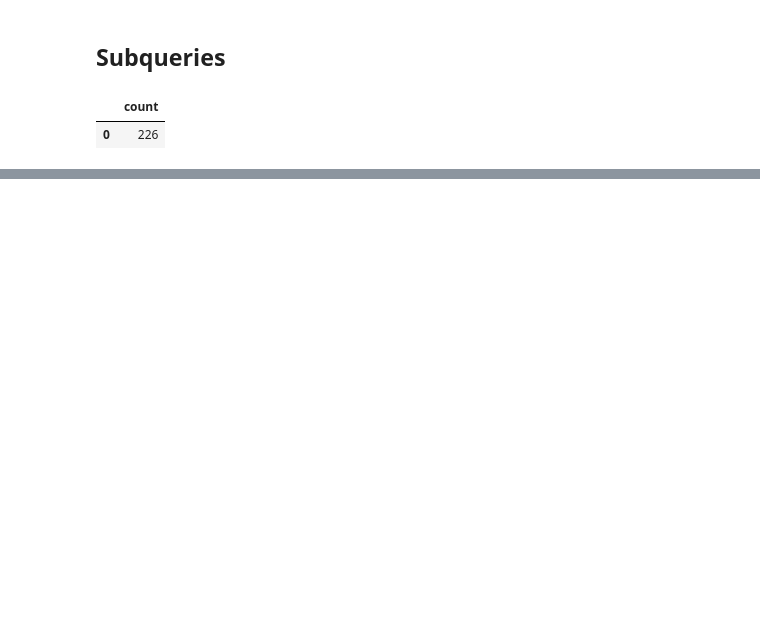
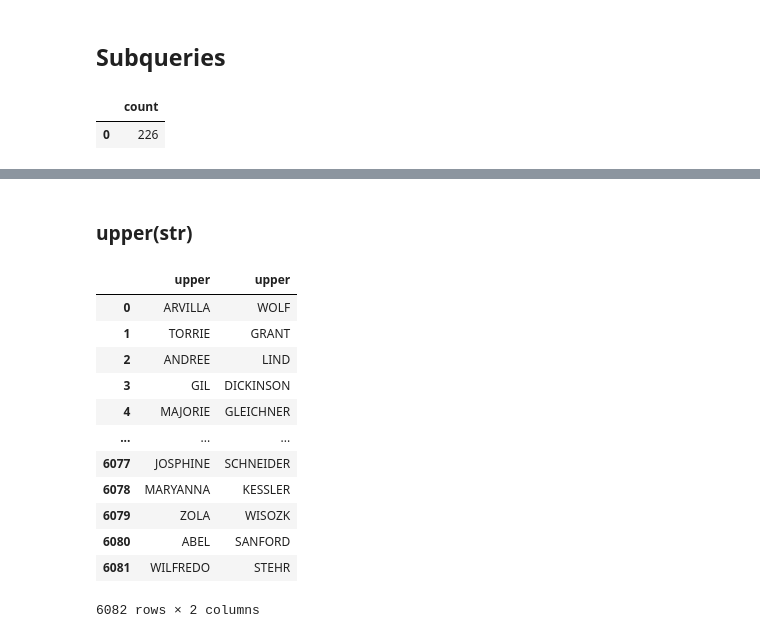
Before and after one commit to ivekhov/sql-kata, a Jupyter notebook: sql_habit/Scripts/1_intro.ipynb, the cells around one changed output, grey strips where cells are left out. Drawn from its saved outputs; the diff is of its cells as text; code cells hidden in the pictures; blank space fills up the shorter version.

```diff
--- a/sql_habit/Scripts/1_intro.ipynb
+++ b/sql_habit/Scripts/1_intro.ipynb
@@ -278,0 +389,21 @@ ORDER BY created_at DESC;
+# %% [markdown]
+### upper(str)
+# %%
+select('''SELECT
+  upper(first_name),
+  upper(last_name)
+FROM users;''')
+# %% [output]
+|  | upper | upper |
+| 0 | ARVILLA | WOLF |
+| 1 | TORRIE | GRANT |
+| 2 | ANDREE | LIND |
+| 3 | GIL | DICKINSON |
+| 4 | MAJORIE | GLEICHNER |
+| ... | ... | ... |
+| 6077 | JOSPHINE | SCHNEIDER |
+| 6078 | MARYANNA | KESSLER |
+| 6079 | ZOLA | WISOZK |
+| 6080 | ABEL | SANFORD |
+| 6081 | WILFREDO | STEHR |
+6082 rows × 2 columns
```
Also changed, not shown: parts of 25 cells of this notebook, 1 other file.
